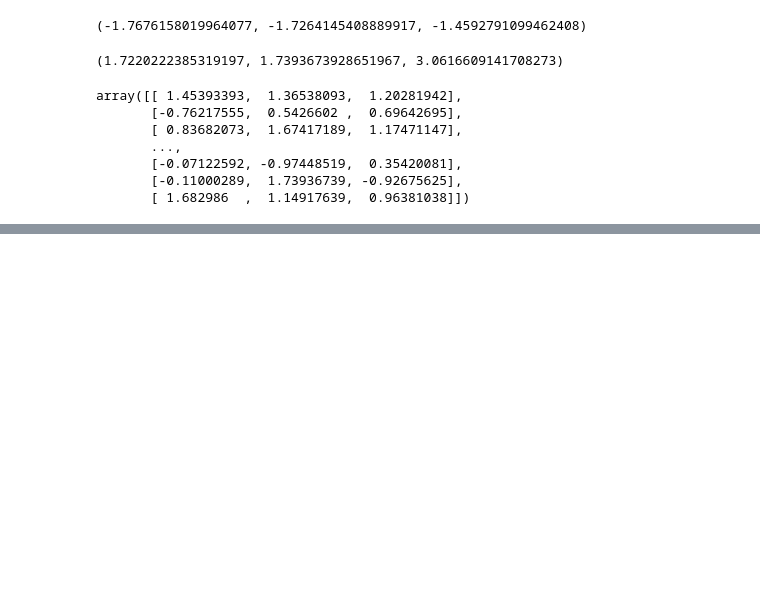
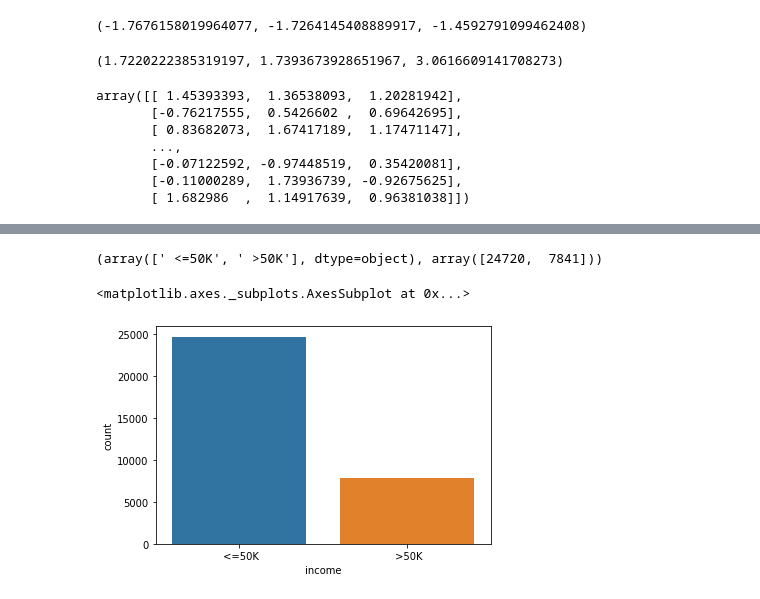
Before and after one commit to vasconcelosjean42/machine_learning-and-data-science-iaexpert, a Jupyter notebook: classificacao/parte_01_classificacao.ipynb, the cells around one changed output, grey strips where cells are left out. Cells and saved outputs as stored; diff of their text form; code cells hidden in the pictures; blank space fills up the shorter version.

Commit message:
Base de dados censo

```diff
--- a/classificacao/parte_01_classificacao.ipynb
+++ b/classificacao/parte_01_classificacao.ipynb
@@ -302,0 +313,2 @@ array([[ 1.45393393,  1.36538093,  1.20281942],
+# %%
+base_census = pd.read_csv('/content/census.csv')
@@ -302,0 +363,9 @@ array([[ 1.45393393,  1.36538093,  1.20281942],
+# %%
+np.unique(base_census['income'], return_counts=True)
+# %% [output]
+(array([' <=50K', ' >50K'], dtype=object), array([24720,  7841]))
+# %%
+sns.countplot(x = base_census['income'])
+# %% [output]
+<matplotlib.axes._subplots.AxesSubplot at 0x...>
+[figure, added]
```
Also changed, not shown: parts of 6 cells of this notebook.
